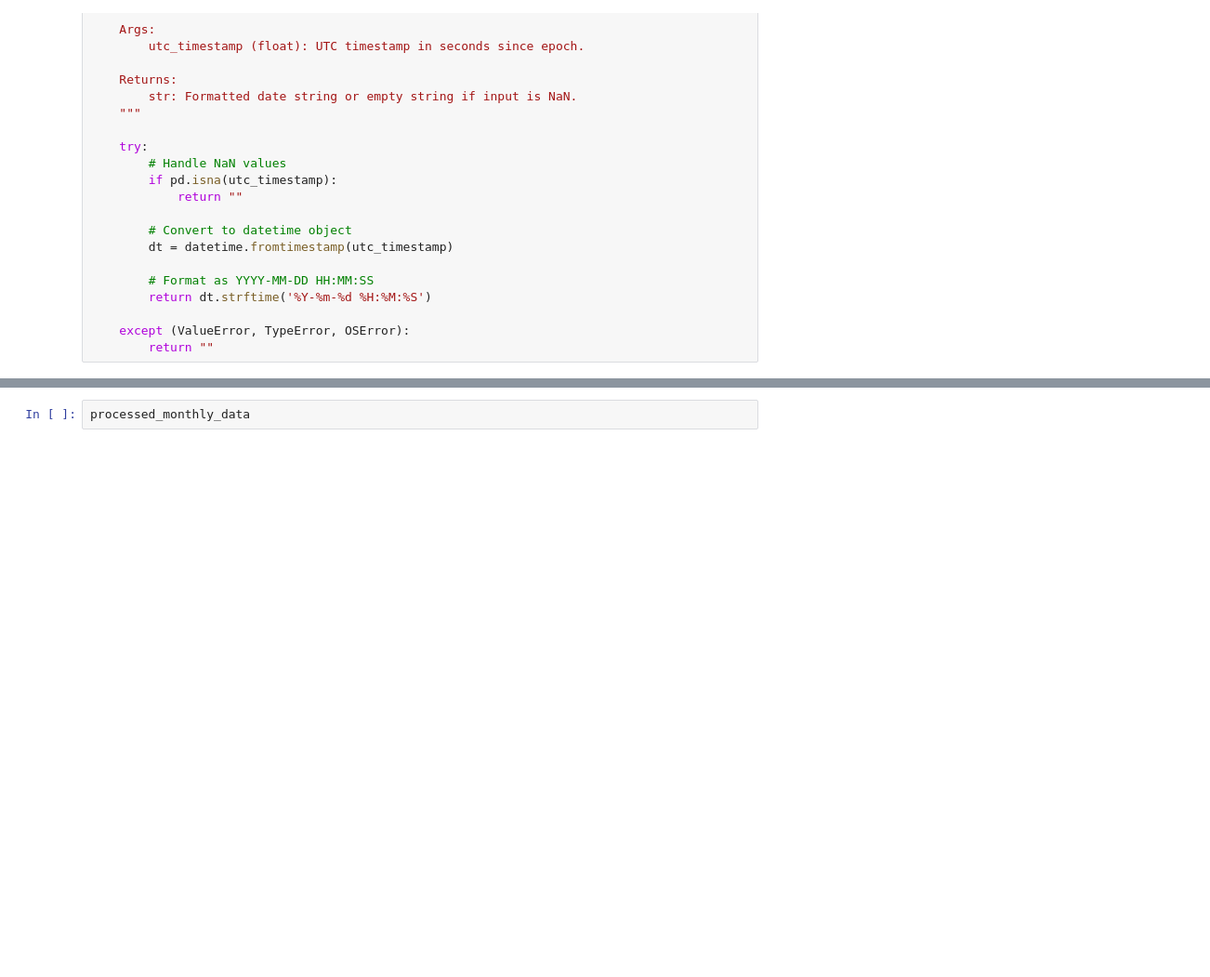
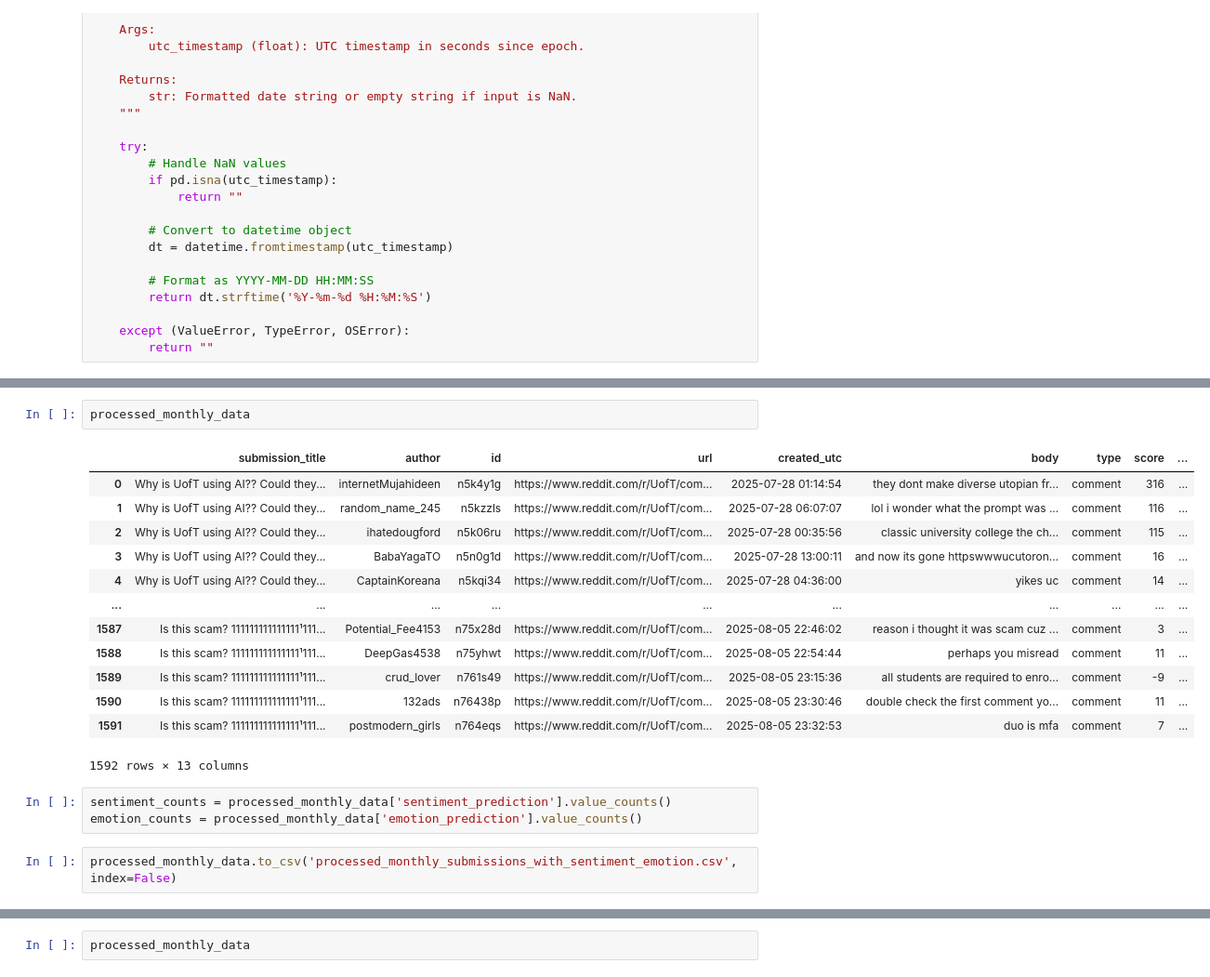
Before and after one commit to SaltyfishQAQQ/UofT_Sentiment_Dashboard, a Jupyter notebook: jason/data_processing.ipynb, the cells around one changed output, grey strips where cells are left out. Shown at 93% size. Saved outputs shown, nothing was run; the diff lists cells and outputs as text; blank space fills up the shorter version.

```diff
--- a/jason/data_processing.ipynb
+++ b/jason/data_processing.ipynb
@@ -273,0 +290,21 @@ else:
+# %%
+processed_monthly_data
+# %% [output]
+|  | submission_title | author | id | url | created_utc | body | type | score | ... |
+| 0 | Why is UofT using AI?? Could they... | internetMujahideen | n5k4y1g | https://www.reddit.com/r/UofT/com... | 2025-07-28 01:14:54 | they dont make diverse utopian fr... | comment | 316 | ... |
+| 1 | Why is UofT using AI?? Could they... | random_name_245 | n5kzzls | https://www.reddit.com/r/UofT/com... | 2025-07-28 06:07:07 | lol i wonder what the prompt was ... | comment | 116 | ... |
+| 2 | Why is UofT using AI?? Could they... | ihatedougford | n5k06ru | https://www.reddit.com/r/UofT/com... | 2025-07-28 00:35:56 | classic university college the ch... | comment | 115 | ... |
+| 3 | Why is UofT using AI?? Could they... | BabaYagaTO | n5n0g1d | https://www.reddit.com/r/UofT/com... | 2025-07-28 13:00:11 | and now its gone httpswwwucutoron... | comment | 16 | ... |
+| 4 | Why is UofT using AI?? Could they... | CaptainKoreana | n5kqi34 | https://www.reddit.com/r/UofT/com... | 2025-07-28 04:36:00 | yikes uc | comment | 14 | ... |
+| ... | ... | ... | ... | ... | ... | ... | ... | ... | ... |
+| 1587 | Is this scam? 111111111111111¹111... | Potential_Fee4153 | n75x28d | https://www.reddit.com/r/UofT/com... | 2025-08-05 22:46:02 | reason i thought it was scam cuz ... | comment | 3 | ... |
+| 1588 | Is this scam? 111111111111111¹111... | DeepGas4538 | n75yhwt | https://www.reddit.com/r/UofT/com... | 2025-08-05 22:54:44 | perhaps you misread | comment | 11 | ... |
+| 1589 | Is this scam? 111111111111111¹111... | crud_lover | n761s49 | https://www.reddit.com/r/UofT/com... | 2025-08-05 23:15:36 | all students are required to enro... | comment | -9 | ... |
+| 1590 | Is this scam? 111111111111111¹111... | 132ads | n76438p | https://www.reddit.com/r/UofT/com... | 2025-08-05 23:30:46 | double check the first comment yo... | comment | 11 | ... |
+| 1591 | Is this scam? 111111111111111¹111... | postmodern_girls | n764eqs | https://www.reddit.com/r/UofT/com... | 2025-08-05 23:32:53 | duo is mfa | comment | 7 | ... |
+1592 rows × 13 columns
+# %%
+sentiment_counts = processed_monthly_data['sentiment_prediction'].value_counts()
+emotion_counts = processed_monthly_data['emotion_prediction'].value_counts()
+# %%
+processed_monthly_data.to_csv('processed_monthly_submissions_with_sentiment_emotion.csv', index=False)
```
Also changed, not shown: parts of 3 cells of this notebook, 1 other file.
